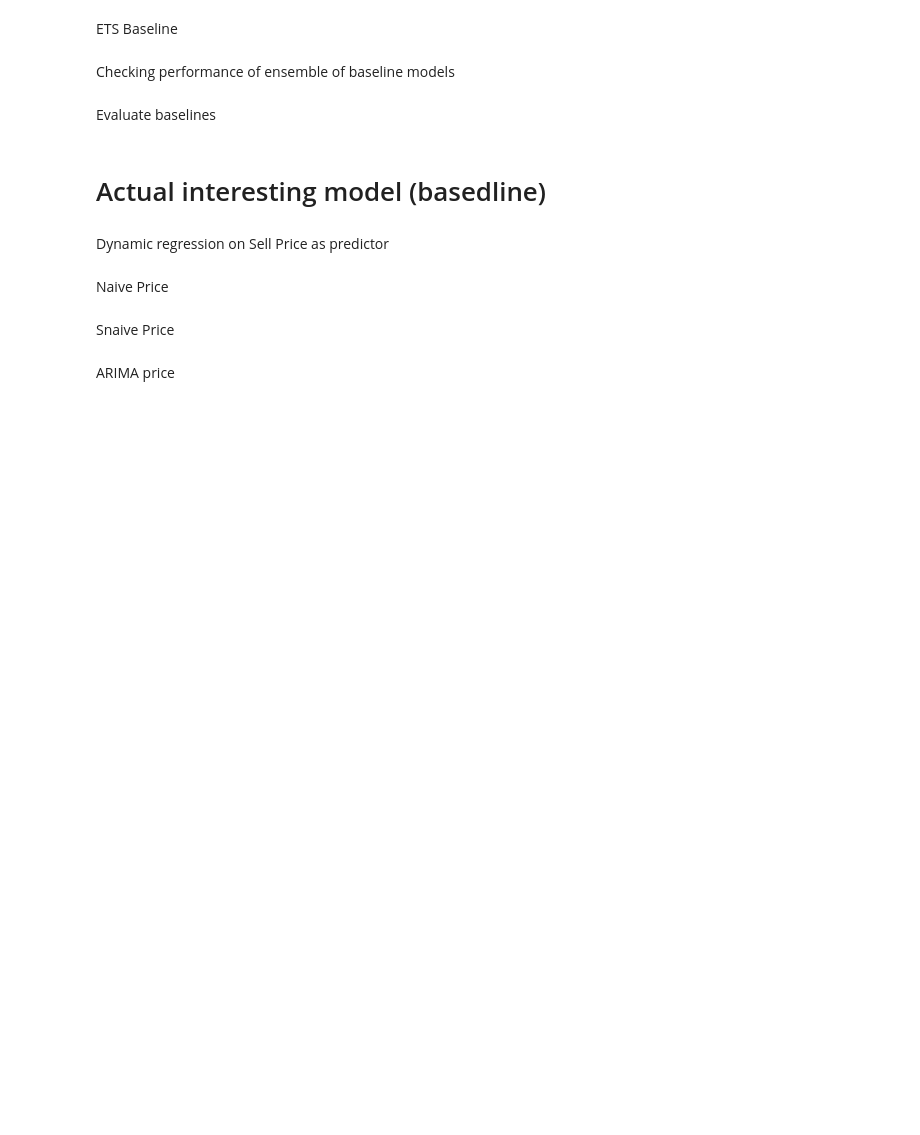
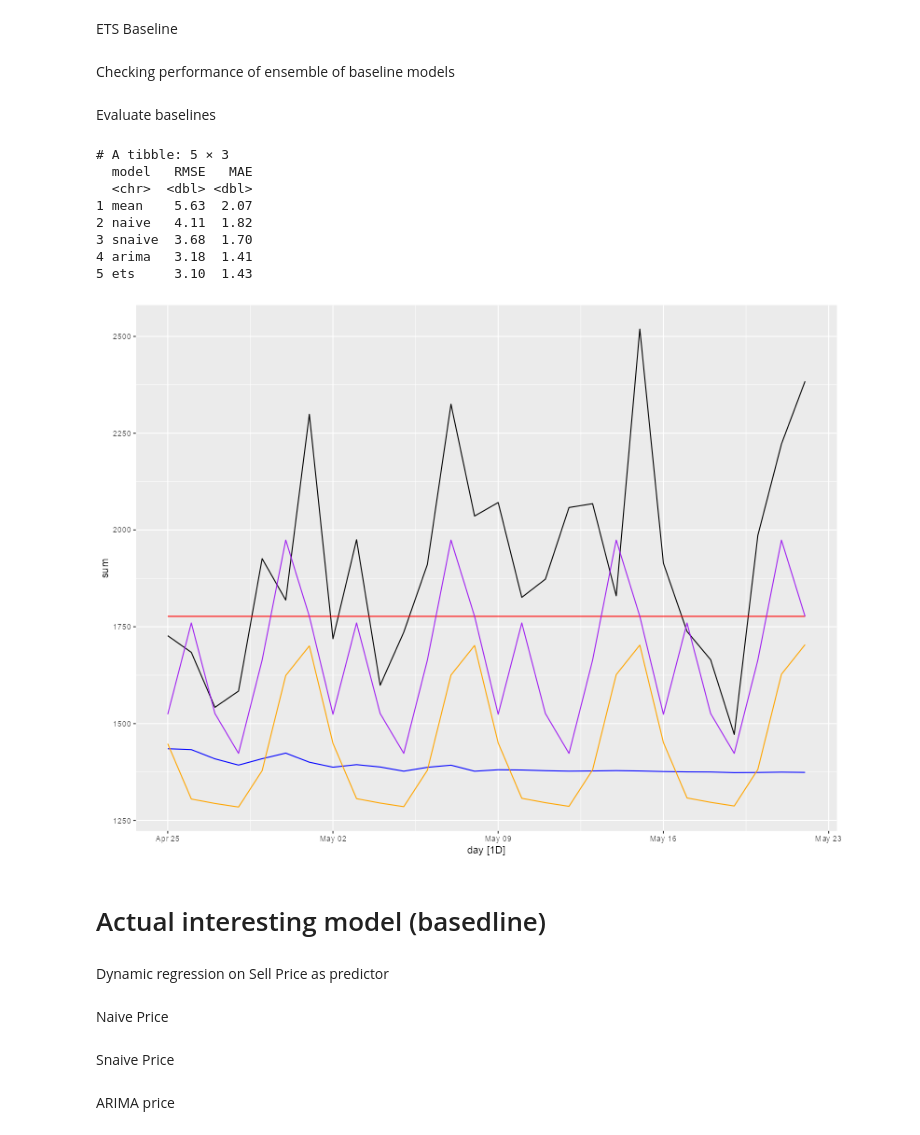
Before and after one commit to Whatisthisname/AFCS-Final, a Jupyter notebook: Baseline/baseline_notebook.ipynb, the cells around one changed output. Saved outputs shown, nothing was run; the diff lists cells and outputs as text; code cells hidden in the pictures; blank space fills up the shorter version.

```diff
--- a/Baseline/baseline_notebook.ipynb
+++ b/Baseline/baseline_notebook.ipynb
@@ -113,8 +133,8 @@ if (file.exists(path)) {
 naive_forecasts <- fit |>
   forecast(h = 28) |>
   as_tibble() |>
-  # mutate(sales = exp(.mean) - 1) |>
-  mutate(sales = .mean) |>
+  mutate(sales = exp(.mean) - 1) |>
+  #mutate(sales = .mean) |>
   select(-.model, -.mean)
 
 
@@ -139,8 +159,8 @@ if (file.exists(path)) {
 snaive_forecasts <- fit |>
   forecast(h = 28) |>
   as_tibble() |>
-  # mutate(sales = exp(.mean) - 1) |>
-  mutate(sales = .mean) |>
+  mutate(sales = exp(.mean) - 1) |>
+  #mutate(sales = .mean) |>
   select(-.model, -.mean)
 
 
@@ -165,8 +185,8 @@ if (file.exists(path)) {
 arima_forecasts <- fit |>
   forecast(h = 28) |>
   as_tibble() |>
-  # mutate(sales = exp(.mean) - 1) |>
-  mutate(sales = .mean) |>
+  mutate(sales = exp(.mean) - 1) |>
+  #mutate(sales = .mean) |>
   select(-.model, -.mean)
 
 
@@ -191,8 +226,8 @@ if (file.exists(path)) {
 ets_forecasts <- fit |>
   forecast(h = 28) |>
   as_tibble() |>
-  # mutate(sales = exp(.mean) - 1) |>
-  mutate(sales = .mean) |>
+  mutate(sales = exp(.mean) - 1) |>
+  #mutate(sales = .mean) |>
   select(-.model, -.mean)
 
 
@@ -218,52 +257,62 @@ Evaluate baselines
 sums_mean <- mean_forecasts |>
   as_tsibble(index = day, key = product) |>
   index_by(day) |>
-  summarise(sum = sum(sales, na.rm = TRUE))
+  summarise(sum = sum(sales))
 
 sums_naive <- naive_forecasts |>
   as_tsibble(index = day, key = product) |>
   index_by(day) |>
-  summarise(sum = sum(sales, na.rm = TRUE))
+  summarise(sum = sum(sales))
 
 sums_snaive <- snaive_forecasts |>
   as_tsibble(index = day, key = product) |>
   index_by(day) |>
-  summarise(sum = sum(sales, na.rm = TRUE))
+  summarise(sum = sum(sales))
 
 sums_arima <- arima_forecasts |>
   as_tsibble(index = day, key = product) |>
   index_by(day) |>
-  summarise(sum = sum(sales, na.rm = TRUE))
+  summarise(sum = sum(sales))
 
 sums_ets <- ets_forecasts |>
   as_tsibble(index = day, key = product) |>
   index_by(day) |>
-  summarise(sum = sum(sales, na.rm = TRUE))
+  summarise(sum = sum(sales))
 
 
 sums_val <- validation |>
   as_tsibble(index = day, key = product) |>
   index_by(day) |>
-  summarise(sum = sum(sales, na.rm = TRUE))
+  summarise(sum = sum(sales))
 
 # accuracy table
 baseline_accuracy <- bind_rows(
   mean = accuracy_mean,
   naive = accuracy_naive,
   snaive = accuracy_snaive,
   arima = accuracy_arima,
   ets = accuracy_ets,
   .id = "model"
 )
 
 print(baseline_accuracy)
 
 # plotting against validation to see what is being captured
 (sums_val |> autoplot(.vars = sum)) +
   autolayer(sums_naive, sum, color = "red") +
   autolayer(sums_snaive, sum, color = "purple") +
   autolayer(sums_arima, sum, color = "blue") +
   autolayer(sums_ets, sum, color = "orange")
+# %% [output]
+# A tibble: 5 × 3
+  model   RMSE   MAE
+  <chr>  <dbl> <dbl>
+1 mean    5.63  2.07
+2 naive   4.11  1.82
+3 snaive  3.68  1.70
+4 arima   3.18  1.41
+5 ets     3.10  1.43
+[figure, added]
 # %% [markdown]
 # Actual interesting model (basedline)
 # %% [markdown]
```
Also changed, not shown: parts of 34 cells of this notebook, 44 other files.
